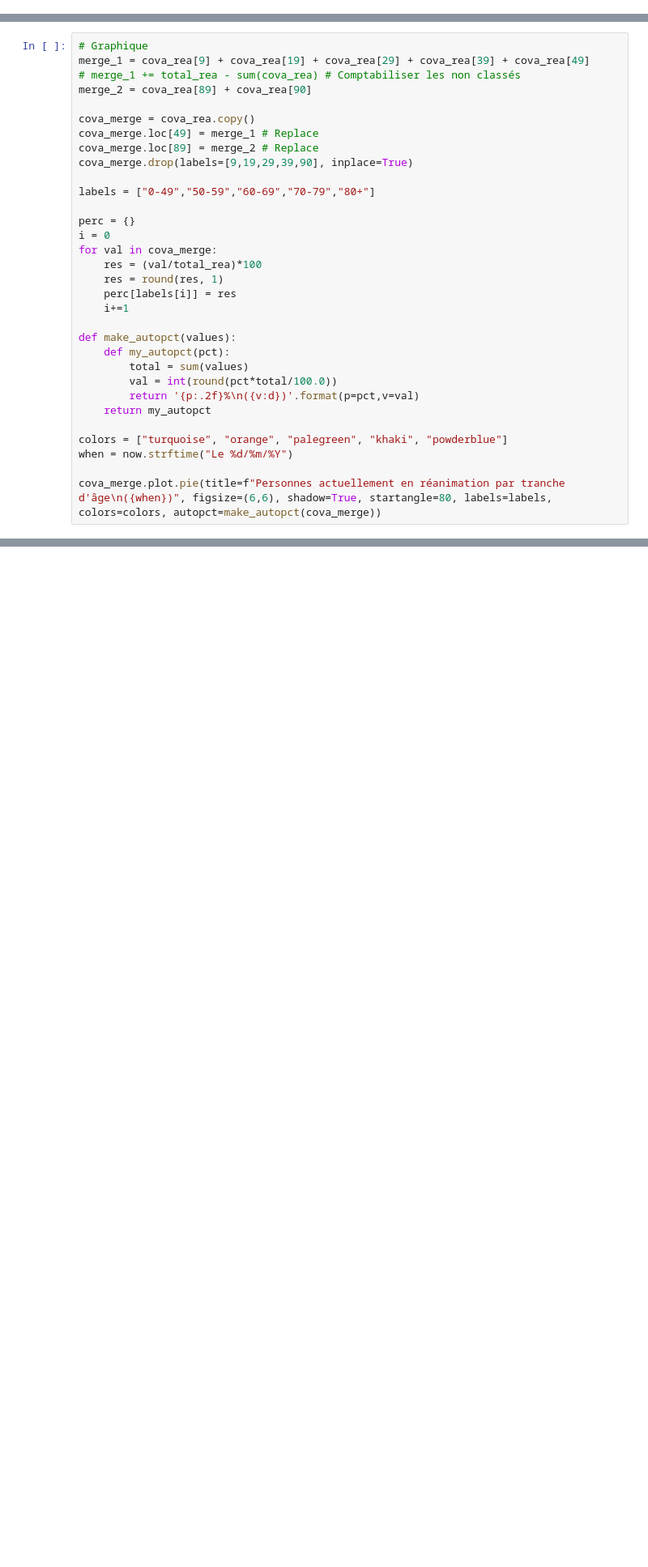
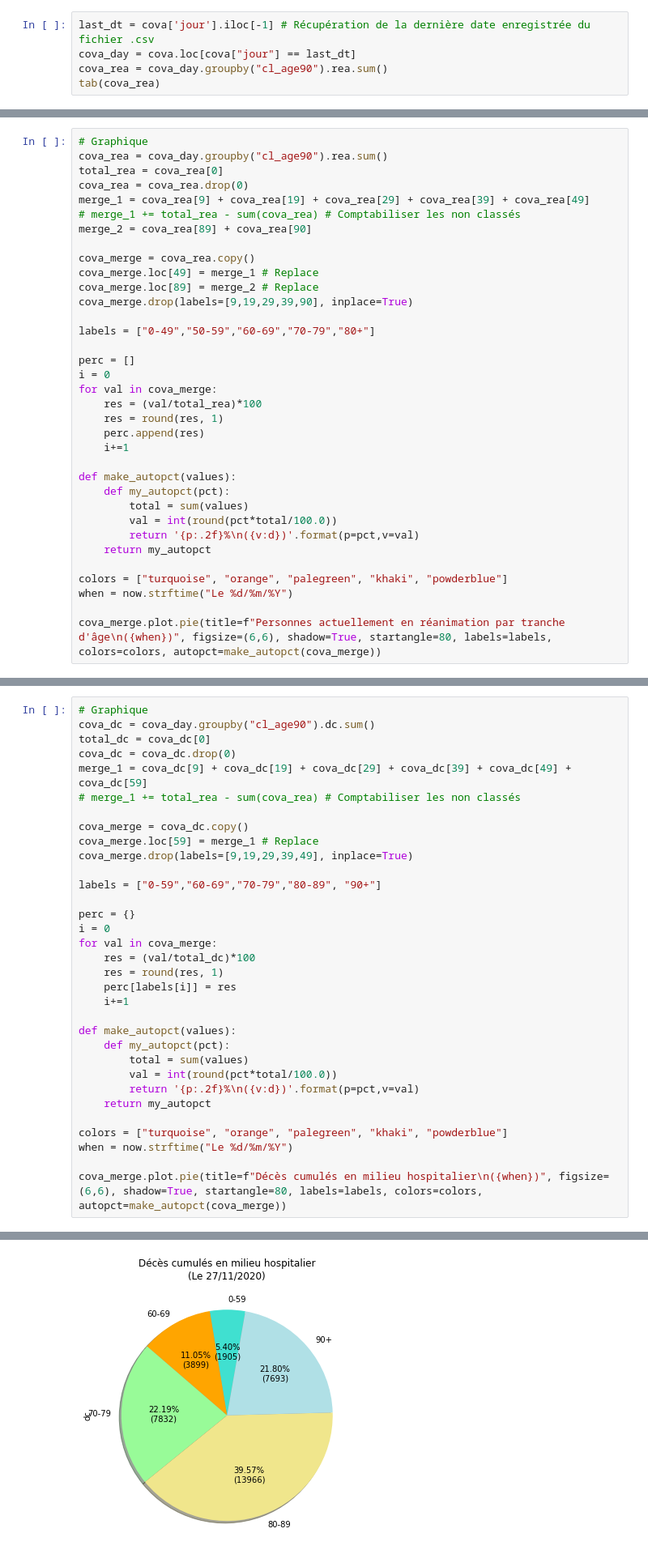
Before and after one commit to Kartmaan/Covid_19_fr, a Jupyter notebook: cov_hosp.ipynb, the cells around one changed output, grey strips where cells are left out. Shown at 81% size. Saved outputs shown, nothing was run; the diff lists cells and outputs as text; blank space fills up the shorter version.

```diff
--- a/cov_hosp.ipynb
+++ b/cov_hosp.ipynb
@@ -527,0 +512,5 @@ Personnes actuellement en réanimation par classe d'âge
+# %%
+last_dt = cova['jour'].iloc[-1] # Récupération de la dernière date enregistrée du fichier .csv
+cova_day = cova.loc[cova["jour"] == last_dt]
+cova_rea = cova_day.groupby("cl_age90").rea.sum()
+tab(cova_rea)
@@ -528,5 +531,8 @@ Personnes actuellement en réanimation par classe d'âge
 # %%
 # Graphique
+cova_rea = cova_day.groupby("cl_age90").rea.sum()
+total_rea = cova_rea[0]
+cova_rea = cova_rea.drop(0)
 merge_1 = cova_rea[9] + cova_rea[19] + cova_rea[29] + cova_rea[39] + cova_rea[49]
 # merge_1 += total_rea - sum(cova_rea) # Comptabiliser les non classés
 merge_2 = cova_rea[89] + cova_rea[90]
@@ -538,12 +544,12 @@ cova_merge.drop(labels=[9,19,29,39,90], inplace=True)
 
 labels = ["0-49","50-59","60-69","70-79","80+"]
 
-perc = {}
+perc = []
 i = 0
 for val in cova_merge:
     res = (val/total_rea)*100
     res = round(res, 1)
-    perc[labels[i]] = res
+    perc.append(res)
     i+=1
 
 def make_autopct(values):
@@ -564,0 +591,34 @@ cova_merge.plot.pie(title=f"Personnes actuellement en réanimation par tranche d
+# %%
+# Graphique
+cova_dc = cova_day.groupby("cl_age90").dc.sum()
+total_dc = cova_dc[0]
+cova_dc = cova_dc.drop(0)
+merge_1 = cova_dc[9] + cova_dc[19] + cova_dc[29] + cova_dc[39] + cova_dc[49] + cova_dc[59]
+# merge_1 += total_rea - sum(cova_rea) # Comptabiliser les non classés
+
+cova_merge = cova_dc.copy()
+cova_merge.loc[59] = merge_1 # Replace
+cova_merge.drop(labels=[9,19,29,39,49], inplace=True)
+
+labels = ["0-59","60-69","70-79","80-89", "90+"]
+
+perc = {}
+i = 0
+for val in cova_merge:
+    res = (val/total_dc)*100
+    res = round(res, 1)
+    perc[labels[i]] = res
+    i+=1
+
+def make_autopct(values):
+    def my_autopct(pct):
+        total = sum(values)
+        val = int(round(pct*total/100.0))
+        return '{p:.2f}%\n({v:d})'.format(p=pct,v=val)
+    return my_autopct
+
+colors = ["turquoise", "orange", "palegreen", "khaki", "powderblue"]
+when = now.strftime("Le %d/%m/%Y")
+
+cova_merge.plot.pie(title=f"Décès cumulés en milieu hospitalier\n({when})", figsize=(6,6), shadow=True, startangle=80, labels=labels, colors=colors, autopct=make_autopct(cova_merge))
+# %% [output]
@@ -564,0 +626 @@ cova_merge.plot.pie(title=f"Personnes actuellement en réanimation par tranche d
+[figure, added]
```
Also changed, not shown: parts of 38 cells of this notebook, 3 other files.
